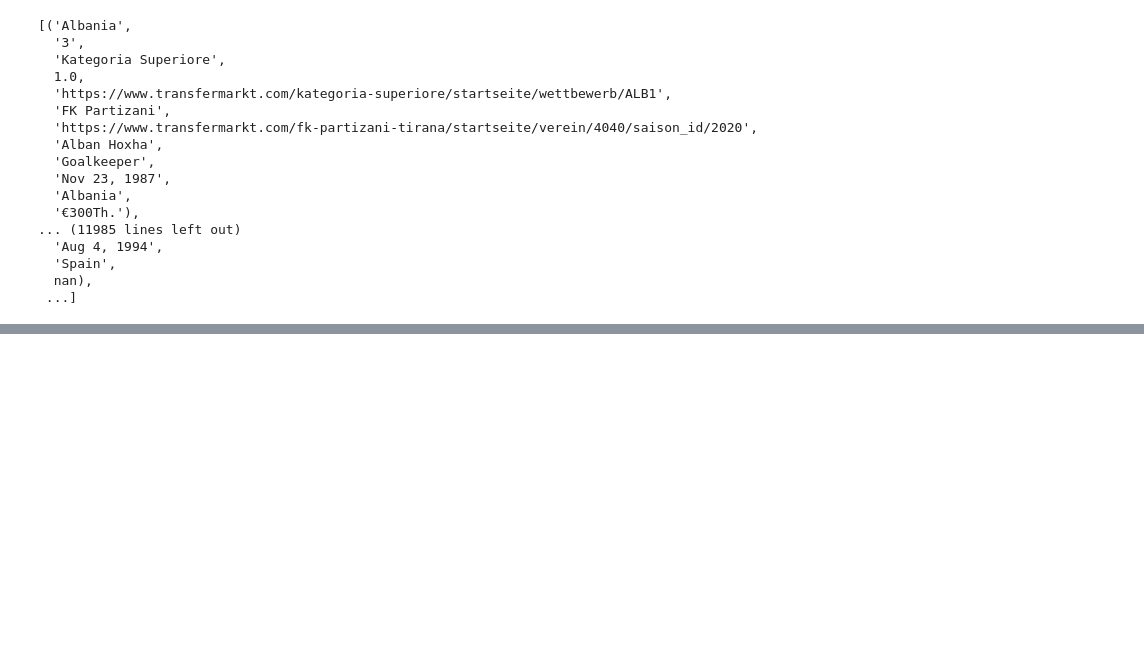
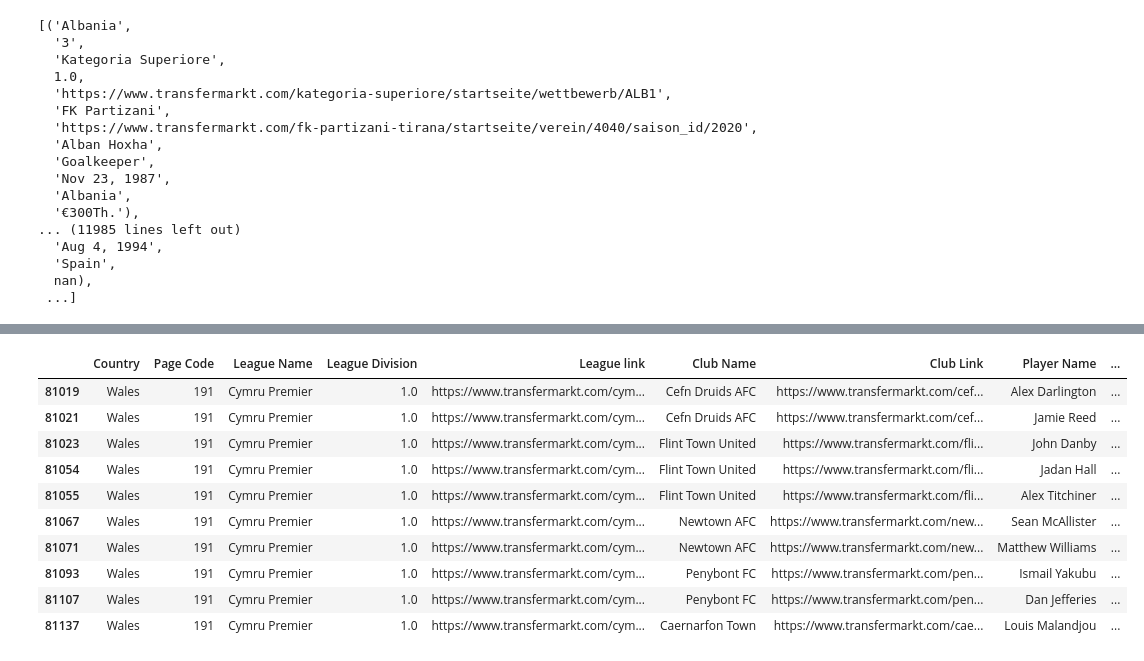
Before and after one commit to GregoryTagny/AthletesBday, a Jupyter notebook: Young Players Therory.ipynb, the cells around one changed output, grey strips where cells are left out. Drawn from its saved outputs; the diff is of its cells as text; code cells hidden in the pictures; blank space fills up the shorter version.

Commit message:
Add files via upload
Clean datasets

```diff
--- a/Young Players Therory.ipynb
+++ b/Young Players Therory.ipynb
@@ -323,3 +324,20 @@ all_players_df.tail(10)
 | 81192 | Wales | 191 | Cymru Premier | 1.0 | https://www.transfermarkt.com/cym... | Haverfordwest County | https://www.transfermarkt.com/hav... | Corey Shephard | ... |
 | 81193 | Wales | 191 | Cymru Premier | 1.0 | https://www.transfermarkt.com/cym... | Haverfordwest County | https://www.transfermarkt.com/hav... | Daniel Williams | ... |
 | 81194 | Wales | 191 | Cymru Premier | 1.0 | https://www.transfermarkt.com/cym... | Haverfordwest County | https://www.transfermarkt.com/hav... | James Loveridge | ... |
+# %%
+all_players_df = all_players_df[(all_players_df.Birthday != '-') & (all_players_df.Birthday != '')].dropna()
+all_players_df['Birthday Date'] = [datetime.strptime(date, '%b %d, %Y') for date in all_players_df['Birthday']]
+all_players_df.to_csv('All Players - Clean.csv')
+all_players_df.tail(10)
+# %% [output]
+|  | Country | Page Code | League Name | League Division | League link | Club Name | Club Link | Player Name | ... |
+| 81019 | Wales | 191 | Cymru Premier | 1.0 | https://www.transfermarkt.com/cym... | Cefn Druids AFC | https://www.transfermarkt.com/cef... | Alex Darlington | ... |
+| 81021 | Wales | 191 | Cymru Premier | 1.0 | https://www.transfermarkt.com/cym... | Cefn Druids AFC | https://www.transfermarkt.com/cef... | Jamie Reed | ... |
+| 81023 | Wales | 191 | Cymru Premier | 1.0 | https://www.transfermarkt.com/cym... | Flint Town United | https://www.transfermarkt.com/fli... | John Danby | ... |
+| 81054 | Wales | 191 | Cymru Premier | 1.0 | https://www.transfermarkt.com/cym... | Flint Town United | https://www.transfermarkt.com/fli... | Jadan Hall | ... |
+| 81055 | Wales | 191 | Cymru Premier | 1.0 | https://www.transfermarkt.com/cym... | Flint Town United | https://www.transfermarkt.com/fli... | Alex Titchiner | ... |
+| 81067 | Wales | 191 | Cymru Premier | 1.0 | https://www.transfermarkt.com/cym... | Newtown AFC | https://www.transfermarkt.com/new... | Sean McAllister | ... |
+| 81071 | Wales | 191 | Cymru Premier | 1.0 | https://www.transfermarkt.com/cym... | Newtown AFC | https://www.transfermarkt.com/new... | Matthew Williams | ... |
+| 81093 | Wales | 191 | Cymru Premier | 1.0 | https://www.transfermarkt.com/cym... | Penybont FC | https://www.transfermarkt.com/pen... | Ismail Yakubu | ... |
+| 81107 | Wales | 191 | Cymru Premier | 1.0 | https://www.transfermarkt.com/cym... | Penybont FC | https://www.transfermarkt.com/pen... | Dan Jefferies | ... |
+| 81137 | Wales | 191 | Cymru Premier | 1.0 | https://www.transfermarkt.com/cym... | Caernarfon Town | https://www.transfermarkt.com/cae... | Louis Malandjou | ... |
```
Also changed, not shown: parts of 1 cell of this notebook, 1 other file.
